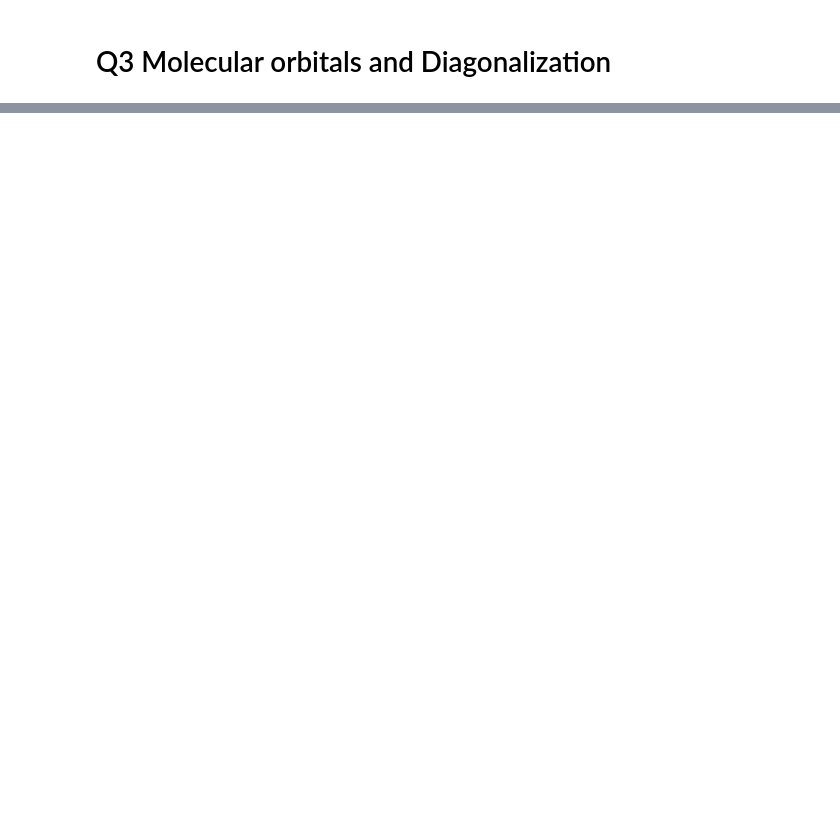
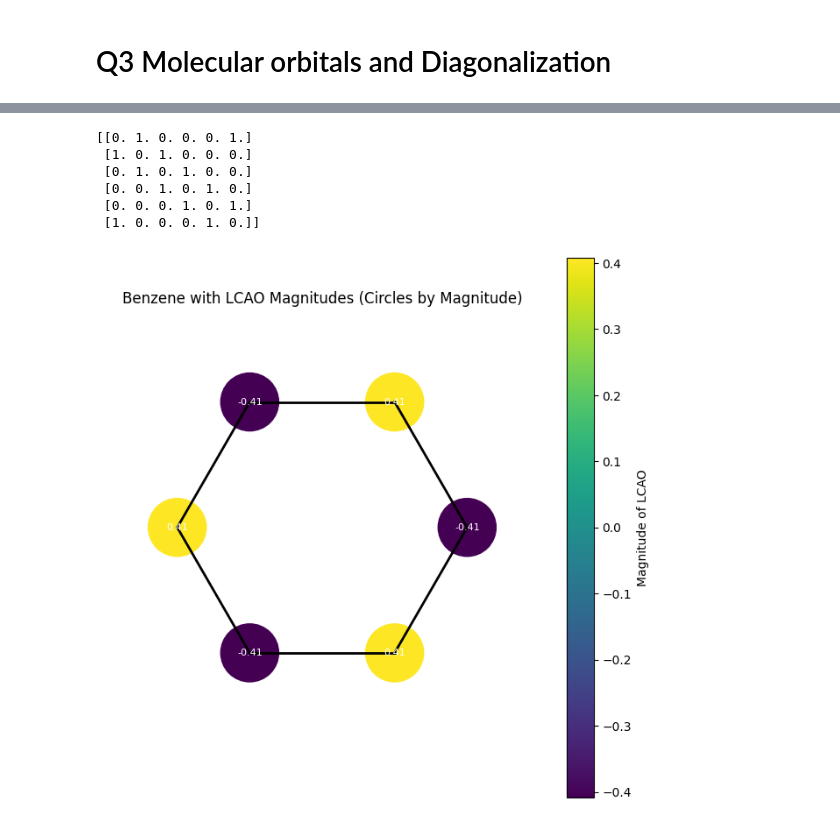
Before and after one commit to ChemAI-Lab/Math4Chem, a Jupyter notebook: website/Assigments/assigment_2_ravh.ipynb, the cells around one changed output, grey strips where cells are left out. Saved outputs shown, nothing was run; the diff lists cells and outputs as text; code cells hidden in the pictures; blank space fills up the shorter version.

Commit message:
benzene huckel

```diff
--- a/website/Assigments/assigment_2_ravh.ipynb
+++ b/website/Assigments/assigment_2_ravh.ipynb
@@ -505,3 +501,28 @@ def plot_benzene_with_lcao_circles(magnitudes):
     ax.axis('off')
     plt.title("Benzene with LCAO Magnitudes (Circles by Magnitude)")
     plt.show()
+# %%
+
+# Define the benzene molecule coordinates
+alpha = 0
+beta = 1
+A_off_diag = beta*np.array([[0, 1, 0, 0, 0, 1],
+                            [1, 0, 1, 0, 0, 0],
+                            [0, 1, 0, 1, 0, 0],
+                            [0, 0, 1, 0, 1, 0],
+                            [0, 0, 0, 1, 0, 1],
+                            [1, 0, 0, 0, 1, 0],
+                            ])
+A_diag = alpha * np.eye(6)
+A = A_off_diag + A_diag
+print(A)
+e, ev = np.linalg.eigh(A)
+plot_benzene_with_lcao_circles(ev[:,0])
+# %% [output]
+[[0. 1. 0. 0. 0. 1.]
+ [1. 0. 1. 0. 0. 0.]
+ [0. 1. 0. 1. 0. 0.]
+ [0. 0. 1. 0. 1. 0.]
+ [0. 0. 0. 1. 0. 1.]
+ [1. 0. 0. 0. 1. 0.]]
+[figure, added]
```
Also changed, not shown: parts of 8 cells of this notebook.
